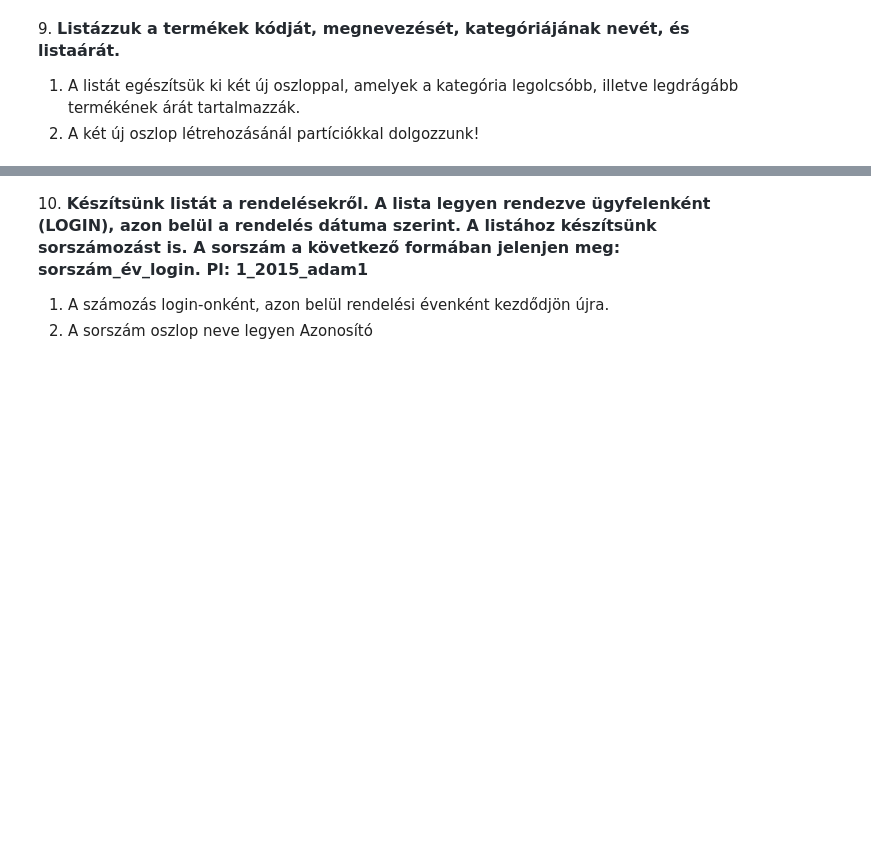
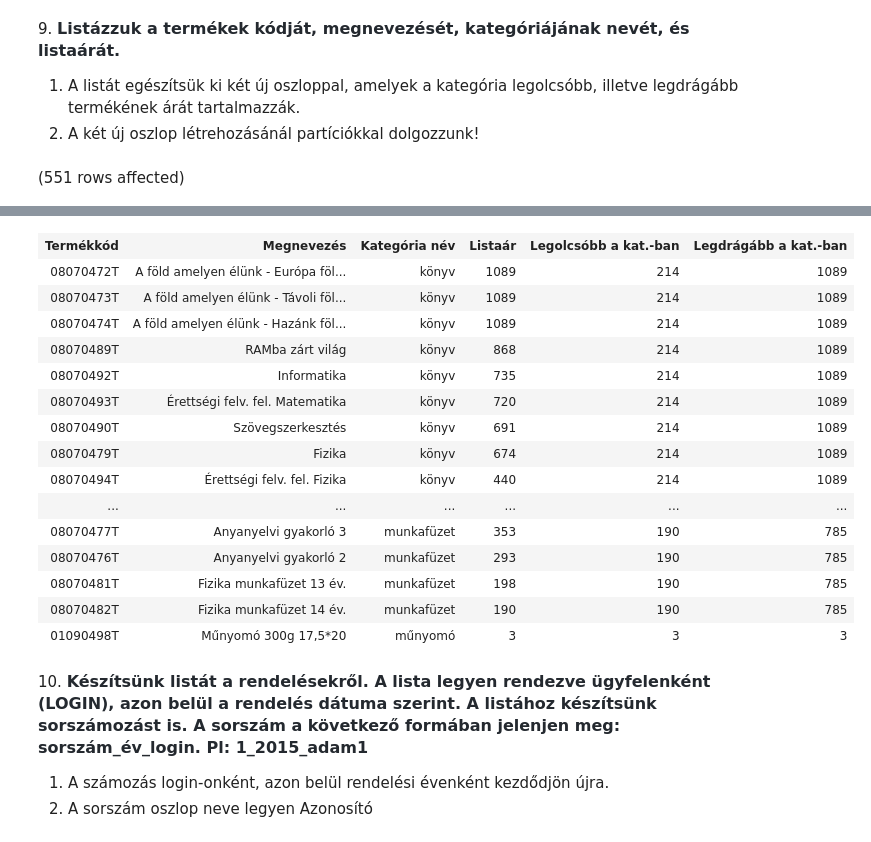
Before and after one commit to polini46corvinus/sql_gyak, a Jupyter notebook: 5ora.ipynb, the cells around one changed output, grey strips where cells are left out. Cells and saved outputs as stored; diff of their text form; code cells hidden in the pictures; blank space fills up the shorter version.

```diff
--- a/5ora.ipynb
+++ b/5ora.ipynb
@@ -147,3 +173,17 @@ Total execution time: 00:00:00.016
 
 1. A listát egészítsük ki két új oszloppal, amelyek a kategória legolcsóbb, illetve legdrágább termékének árát tartalmazzák.
 2. A két új oszlop létrehozásánál partíciókkal dolgozzunk!
+# %%
+-- vagy a first value-last value páros, vagy a min-max fv is jó
+
+select  t.TERMEKKOD as 'Termékkód',
+        t.MEGNEVEZES as 'Megnevezés',
+        tk.KAT_NEV as 'Kategória név',
+        t.LISTAAR as 'Listaár',
+        min(listaar) over(partition by t.kat_id order by listaar) as 'Legolcsóbb a kat.-ban', -- az order by itt kellett volna feltétlenül (ELVILEG?)
+        max(listaar) over(partition by t.kat_id order by listaar desc) as 'Legdrágább a kat.-ban'
+
+from Termek t
+join Termekkategoria tk on t.KAT_ID = tk.KAT_ID
+# %% [output]
+(551 rows affected)
@@ -150,3 +191,19 @@ Total execution time: 00:00:00.016
+| Termékkód | Megnevezés | Kategória név | Listaár | Legolcsóbb a kat.-ban | Legdrágább a kat.-ban |
+| 08070472T | A föld amelyen élünk - Európa föl... | könyv | 1089 | 214 | 1089 |
+| 08070473T | A föld amelyen élünk - Távoli föl... | könyv | 1089 | 214 | 1089 |
+| 08070474T | A föld amelyen élünk - Hazánk föl... | könyv | 1089 | 214 | 1089 |
+| 08070489T | RAMba zárt világ | könyv | 868 | 214 | 1089 |
+| 08070492T | Informatika | könyv | 735 | 214 | 1089 |
+| 08070493T | Érettségi felv. fel. Matematika | könyv | 720 | 214 | 1089 |
+| 08070490T | Szövegszerkesztés | könyv | 691 | 214 | 1089 |
+| 08070479T | Fizika | könyv | 674 | 214 | 1089 |
+| 08070494T | Érettségi felv. fel. Fizika | könyv | 440 | 214 | 1089 |
+| ... | ... | ... | ... | ... | ... |
+| 08070477T | Anyanyelvi gyakorló 3 | munkafüzet | 353 | 190 | 785 |
+| 08070476T | Anyanyelvi gyakorló 2 | munkafüzet | 293 | 190 | 785 |
+| 08070481T | Fizika munkafüzet 13 év. | munkafüzet | 198 | 190 | 785 |
+| 08070482T | Fizika munkafüzet 14 év. | munkafüzet | 190 | 190 | 785 |
+| 01090498T | Műnyomó 300g 17,5*20 | műnyomó | 3 | 3 | 3 |
 # %% [markdown]
 10. <span style="font-weight: 600; color: rgb(36, 41, 47); font-family: -apple-system, BlinkMacSystemFont, &quot;Segoe UI&quot;, Helvetica, Arial, sans-serif, &quot;Apple Color Emoji&quot;, &quot;Segoe UI Emoji&quot;; font-size: 16px;">Készítsünk listát a rendelésekről. A lista legyen rendezve ügyfelenként (LOGIN), azon belül a rendelés dátuma szerint. A listához készítsünk sorszámozást is. A sorszám a következő formában jelenjen meg: sorszám_év_login. Pl: 1_2015_adam1</span>
 
```
Also changed, not shown: parts of 2 cells of this notebook.
